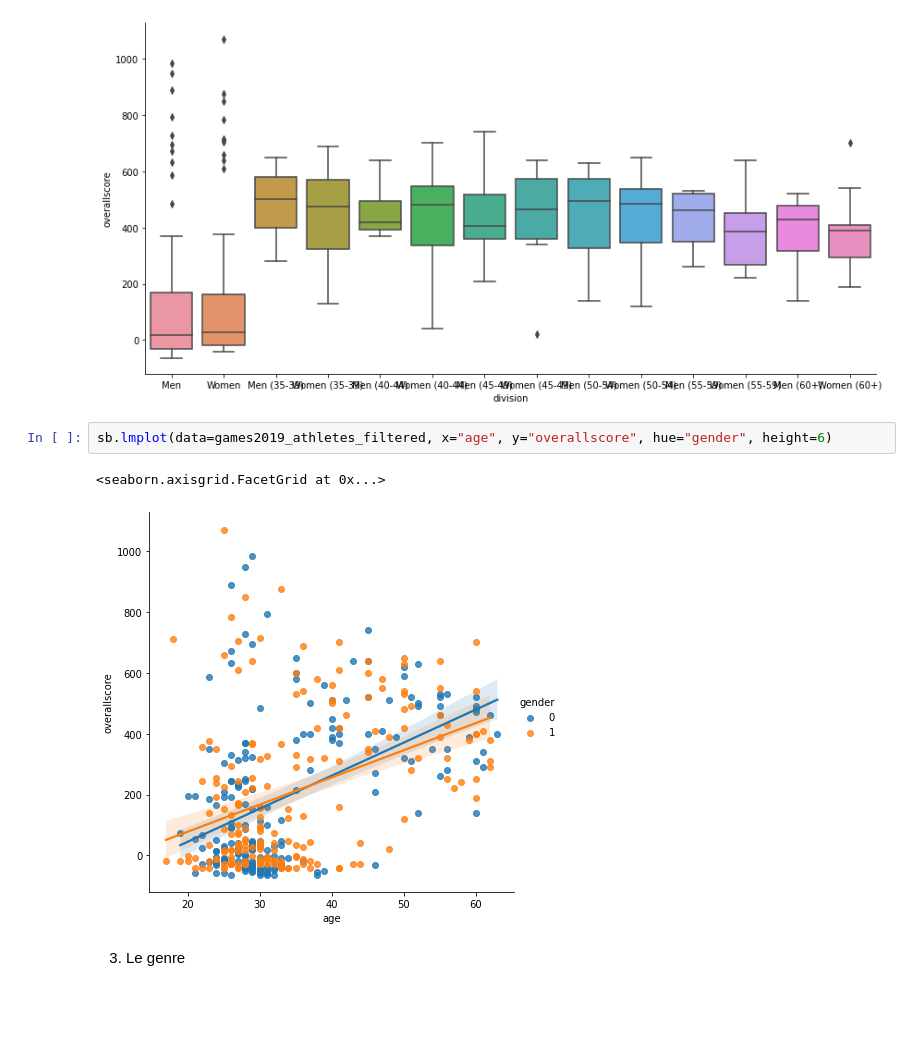
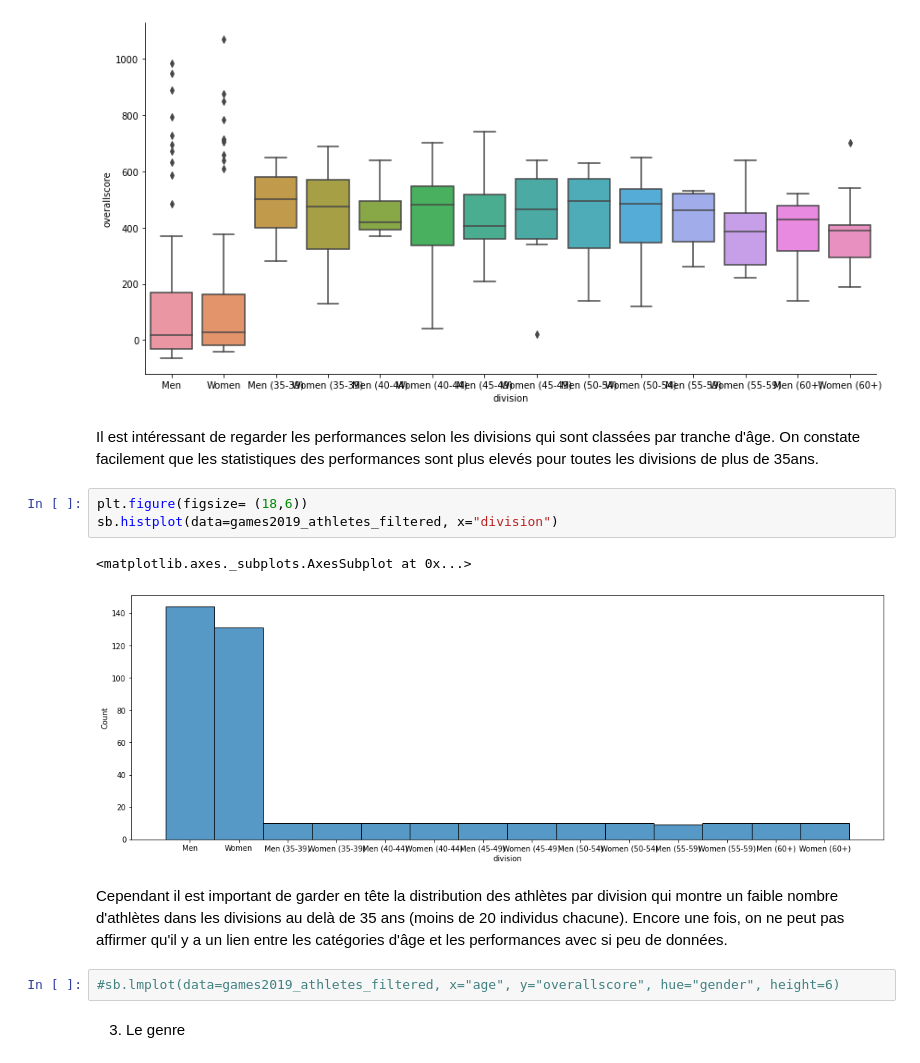
Before and after one commit to Pauline-Mdt/Hitema_python-pour-analyse-donnees, a Jupyter notebook: projet_analyse_donnees.ipynb, the cells around one changed output. Saved outputs shown, nothing was run; the diff lists cells and outputs as text; blank space fills up the shorter version.

Commit message:
Projet analyse de données - commentaires

```diff
--- a/projet_analyse_donnees.ipynb
+++ b/projet_analyse_donnees.ipynb
@@ -186,11 +186,18 @@ sb.catplot(data=games2019_athletes_filtered, x="division", y="overallscore", kin
 # %% [output]
 <seaborn.axisgrid.FacetGrid at 0x...>
 [figure]
+# %% [markdown]
+Il est intéressant de regarder les performances selon les divisions qui sont classées par tranche d'âge. On constate facilement que les statistiques des performances sont plus elevés pour toutes les divisions de plus de 35ans.
+# %%
+plt.figure(figsize= (18,6))
+sb.histplot(data=games2019_athletes_filtered, x="division")
+# %% [output]
+<matplotlib.axes._subplots.AxesSubplot at 0x...>
+[figure, added]
+# %% [markdown]
+Cependant il est important de garder en tête la distribution des athlètes par division qui montre un faible nombre d'athlètes dans les divisions au delà de 35 ans (moins de 20 individus chacune). Encore une fois, on ne peut pas affirmer qu'il y a un lien entre les catégories d'âge et les performances avec si peu de données.
 # %%
-sb.lmplot(data=games2019_athletes_filtered, x="age", y="overallscore", hue="gender", height=6)
+#sb.lmplot(data=games2019_athletes_filtered, x="age", y="overallscore", hue="gender", height=6)
-# %% [output]
-<seaborn.axisgrid.FacetGrid at 0x...>
-[figure, removed]
 # %% [markdown]
 3.   Le genre
 # %%
```
Also changed, not shown: parts of 6 cells of this notebook.
